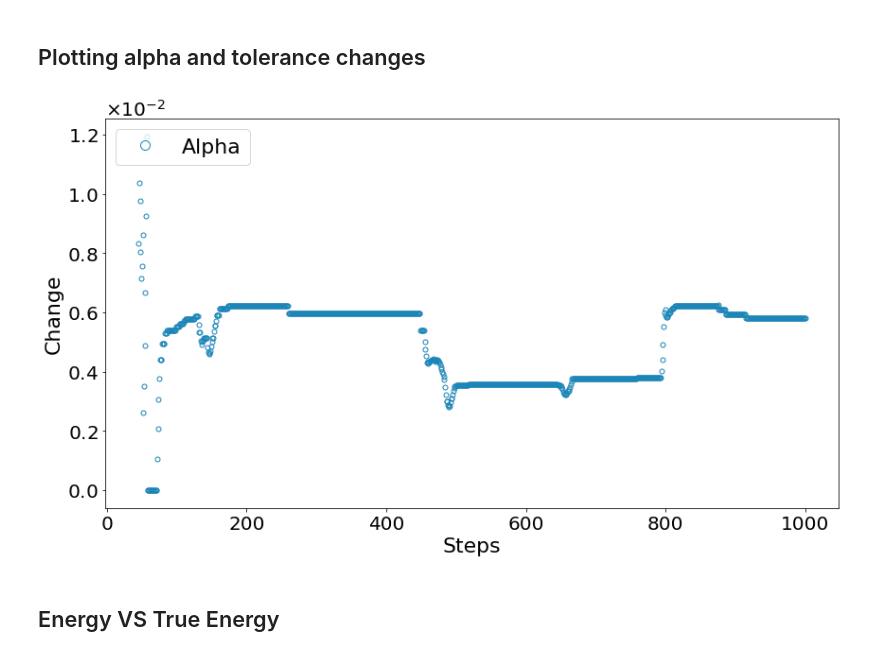
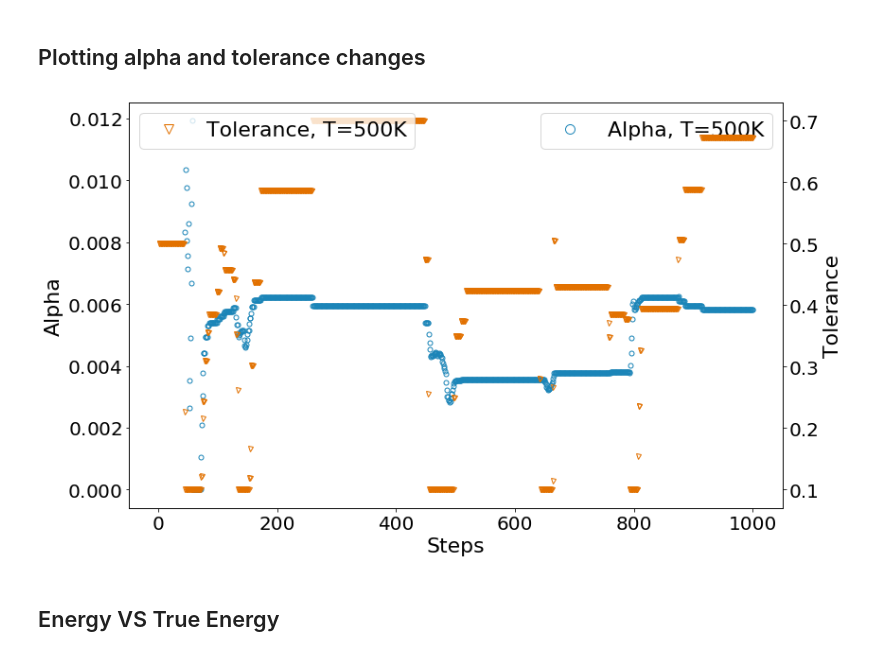
Before and after one commit to YulianaGomez/proxima_analysis, a Jupyter notebook: notebooks/Integrated.ipynb, the cells around one changed output. Cells and saved outputs as stored; diff of their text form; code cells hidden in the pictures.

Commit message:
update tolerance vs alpha graph

```diff
--- a/notebooks/Integrated.ipynb
+++ b/notebooks/Integrated.ipynb
@@ -585,29 +586,34 @@ results['500']
 # %% [markdown]
 ## Plotting alpha and tolerance changes
 # %%
+temp = '500' # temperature to plot
 fig, ax = plt.subplots(figsize=(FIGWIDTH,7))
 
-"""surrogate_energy_true = results[results['surrogate'] == True]
-surrogate_energy_values = surrogate_energy_true['surrogate_energy']
-new_energy = results[results['surrogate']== False]
-new_energy_val = new_energy['new_energy']
-true_energy = results['true_new_energy']"""
-
 #plt.plot(results['500']['step'], results['500']['tolerance'], 'v', fillstyle='none', color=colors[0], markersize=5, label='Tolerance')
-plt.plot(results['500']['step'], results['500']['alpha'], 'o', fillstyle='none', color=colors[1], markersize=5, label='Alpha')
+plt.plot(results[temp]['step'], results[temp]['alpha'], 'o', fillstyle='none', color=colors[1], markersize=5, label='Alpha, T=' +temp + 'K')
 
 ax.ticklabel_format(axis='y', style='scientific', scilimits=(0,0), useMathText=True) # useOffset=False)
-#ax.ticklabel_format(axis='y',style='scientific',scilimits=(-3,3))
+ax.ticklabel_format(axis='y',style='scientific',scilimits=(-3,3))
+ax.set_ylabel('Alpha', fontsize=BIG)
+plt.legend(loc='upper right', fontsize=BIG, markerscale=2)
 plt.xticks(fontsize=MEDIUM)
 plt.yticks(fontsize=MEDIUM)
 ax.yaxis.get_offset_text().set_fontsize(MEDIUM)
 
-plt.ylabel('Change', fontsize=BIG)
-plt.xlabel('Steps', fontsize=BIG)
+ax2 = ax.twinx()
+plt.plot(results[temp]['step'], results[temp]['tolerance'], 'v', fillstyle='none', color=colors[0], markersize=5, label='Tolerance, T=' +temp + 'K')
+ax2.set_ylabel('Tolerance', fontsize=BIG)
+ax2.ticklabel_format(axis='y',style='scientific',scilimits=(-3,3))
+plt.xticks(fontsize=MEDIUM)
+plt.yticks(fontsize=MEDIUM)
+ax2.yaxis.get_offset_text().set_fontsize(MEDIUM)
+
+
+ax.set_xlabel('Steps', fontsize=BIG)
 plt.legend(loc='upper left', fontsize=BIG, markerscale=2)
 plt.tight_layout()
 # %% [output]
-[figure, old version]
+[figure, new version]
 # %% [markdown]
 ## Energy VS True Energy
 # %%
```
Also changed, not shown: parts of 1 cell of this notebook.
